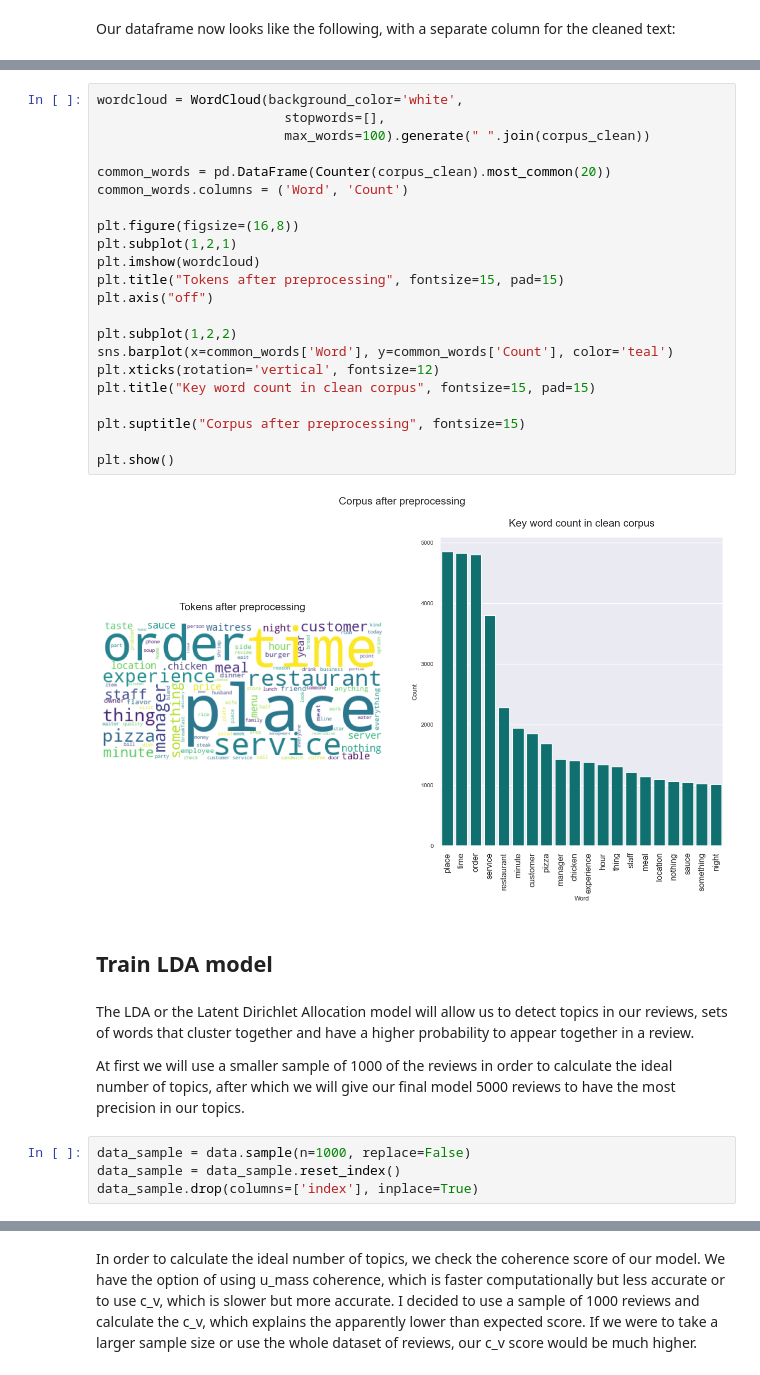
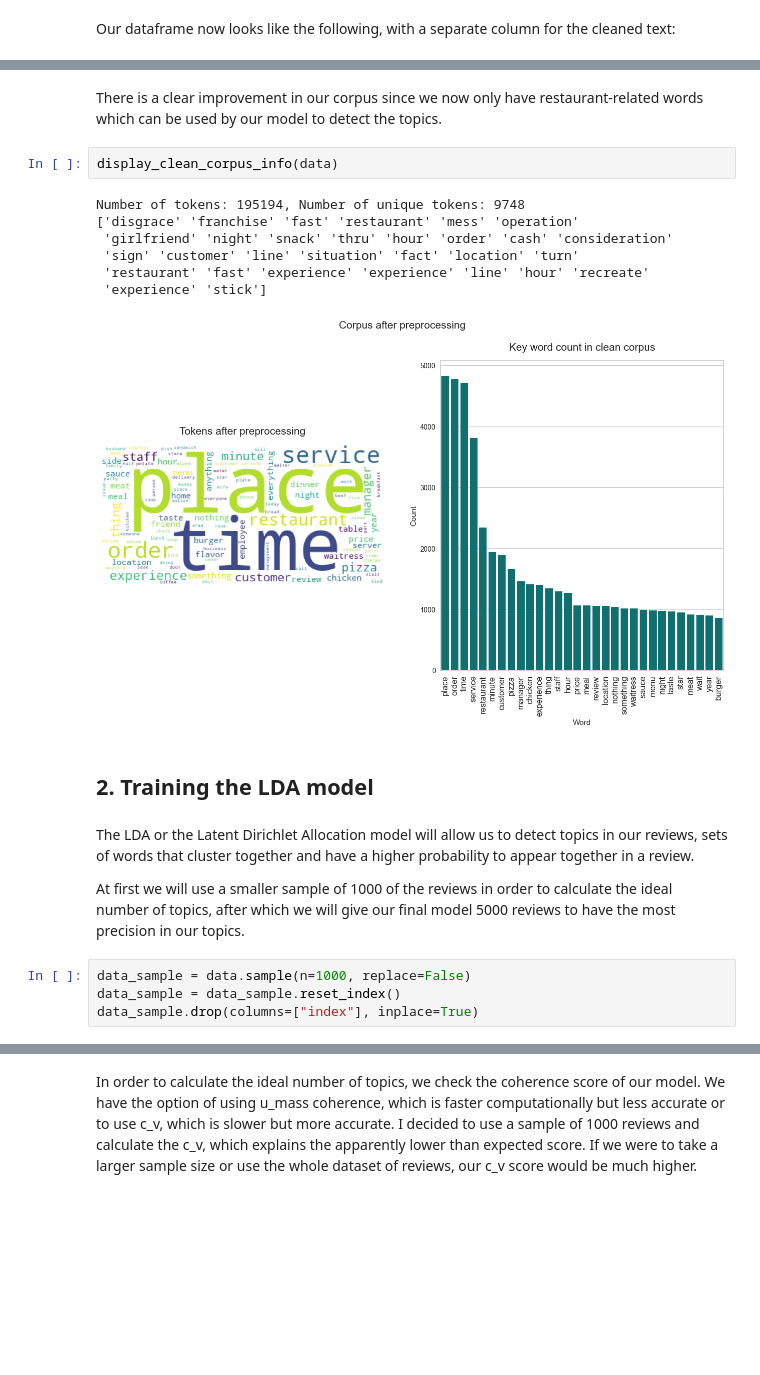
Before and after one commit to katrinmisel/cv_nlp, a Jupyter notebook: notebook_3_topic_modeling.ipynb, the cells around one changed output, grey strips where cells are left out. Saved outputs shown, nothing was run; the diff lists cells and outputs as text; blank space fills up the shorter version.

```diff
--- a/notebook_3_topic_modeling.ipynb
+++ b/notebook_3_topic_modeling.ipynb
@@ -220,29 +163,17 @@ nb tokens 195446, nb tokens uniques 9663
-# %%
-wordcloud = WordCloud(background_color='white',
-                        stopwords=[],
-                        max_words=100).generate(" ".join(corpus_clean))
-
-common_words = pd.DataFrame(Counter(corpus_clean).most_common(20))
-common_words.columns = ('Word', 'Count')
-
-plt.figure(figsize=(16,8))
-plt.subplot(1,2,1)
-plt.imshow(wordcloud)
-plt.title("Tokens after preprocessing", fontsize=15, pad=15)
-plt.axis("off")
-
-plt.subplot(1,2,2)
-sns.barplot(x=common_words['Word'], y=common_words['Count'], color='teal')
-plt.xticks(rotation='vertical', fontsize=12)
-plt.title("Key word count in clean corpus", fontsize=15, pad=15)
-
-plt.suptitle("Corpus after preprocessing", fontsize=15)
-
-plt.show()
-# %% [output]
-[figure, removed]
+# %% [markdown]
+There is a clear improvement in our corpus since we now only have restaurant-related words which can be used by our model to detect the topics.
+# %%
+display_clean_corpus_info(data)
+# %% [output]
+Number of tokens: 195194, Number of unique tokens: 9748
+['disgrace' 'franchise' 'fast' 'restaurant' 'mess' 'operation'
+ 'girlfriend' 'night' 'snack' 'thru' 'hour' 'order' 'cash' 'consideration'
+ 'sign' 'customer' 'line' 'situation' 'fact' 'location' 'turn'
+ 'restaurant' 'fast' 'experience' 'experience' 'line' 'hour' 'recreate'
+ 'experience' 'stick']
+[figure, added]
 # %% [markdown]
-## Train LDA model
+## 2. Training the LDA model
 # %% [markdown]
 The LDA or the Latent Dirichlet Allocation model will allow us to detect topics in our reviews, sets of words that cluster together and have a higher probability to appear together in a review.
 
@@ -250,4 +181,4 @@ At first we will use a smaller sample of 1000 of the reviews in order to calcula
 # %%
 data_sample = data.sample(n=1000, replace=False)
 data_sample = data_sample.reset_index()
-data_sample.drop(columns=['index'], inplace=True)
+data_sample.drop(columns=["index"], inplace=True)
```
Also changed, not shown: parts of 37 cells of this notebook, 3 other files.
